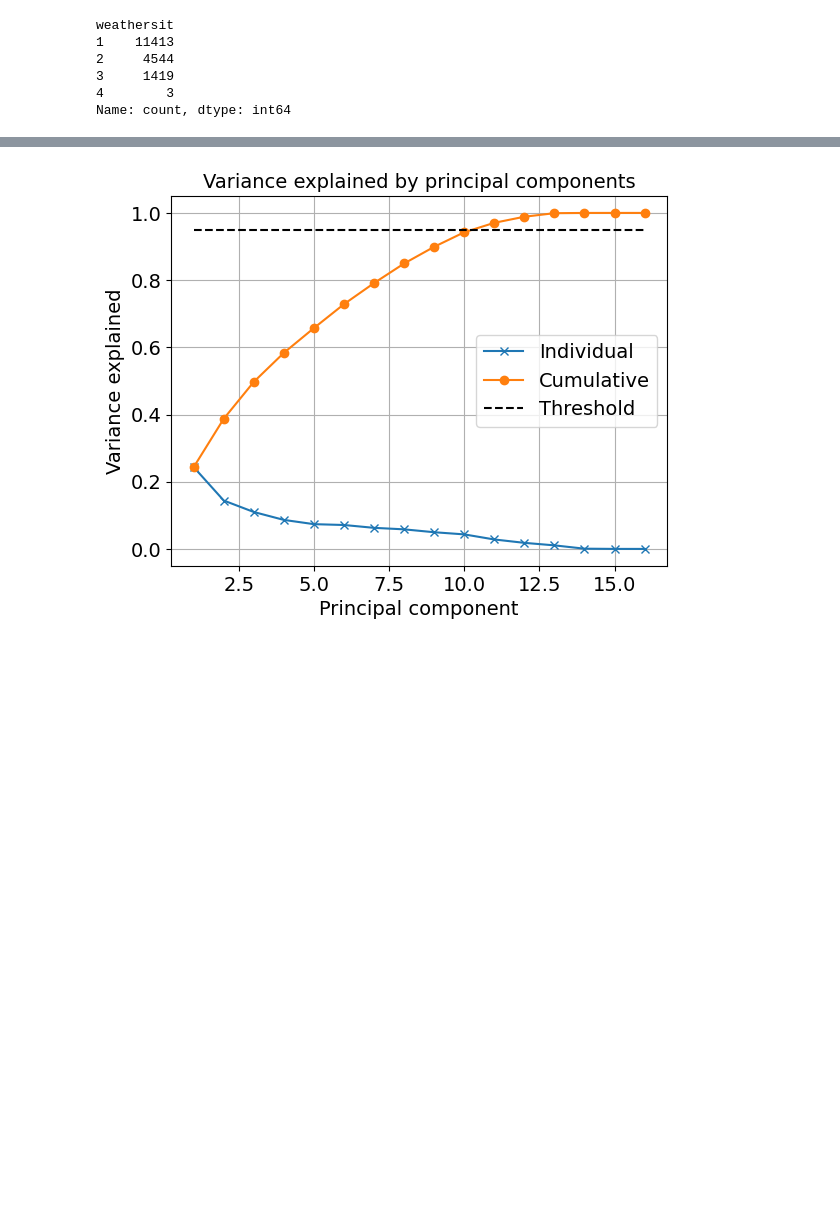
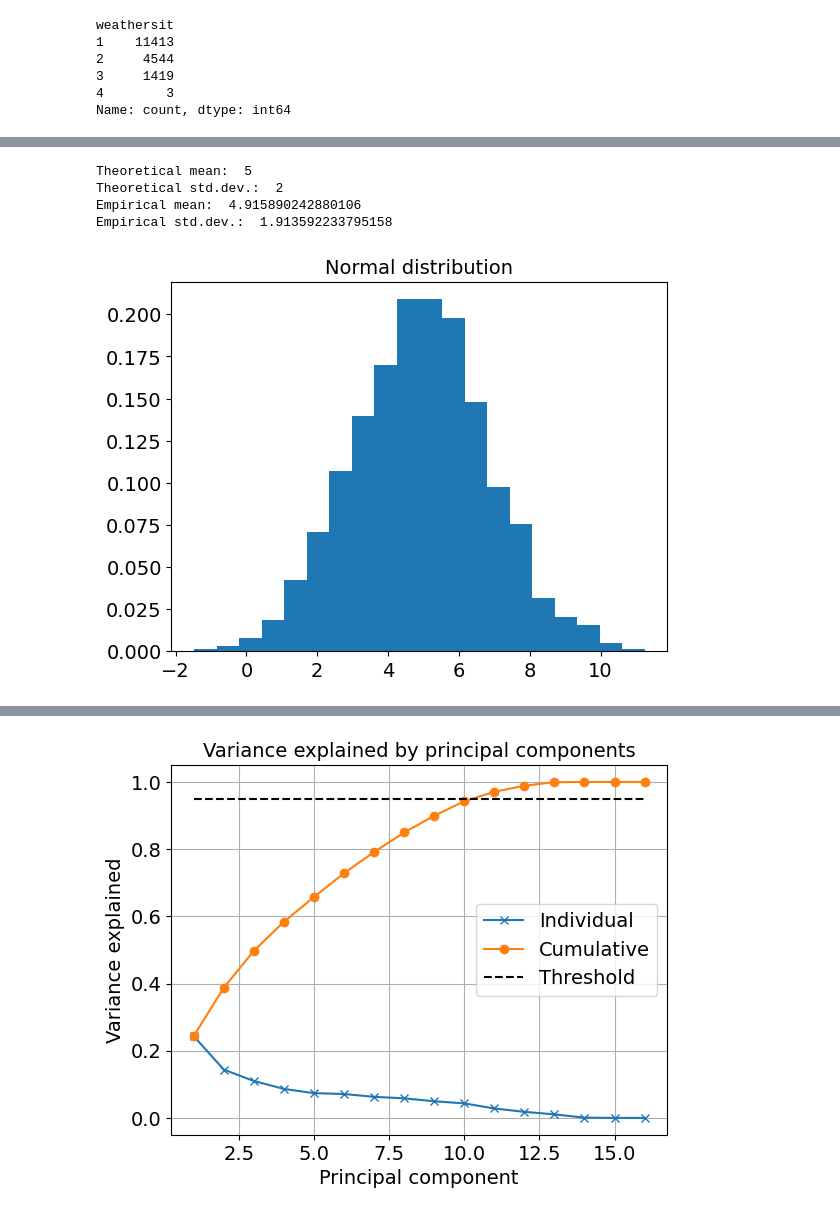
Before and after one commit to NicoloResmini/dtu-02450-projects, a Jupyter notebook: exploration.ipynb, the cells around one changed output, grey strips where cells are left out. Saved outputs shown, nothing was run; the diff lists cells and outputs as text; code cells hidden in the pictures; blank space fills up the shorter version.

```diff
--- a/exploration.ipynb
+++ b/exploration.ipynb
@@ -63,5 +109,40 @@ plt.show()
 # %%
+# check for normal distribution
+# Number of samples
+N = 1000
 
-# check for normal distribution
+# Mean
+mu = 5
+
+# Standard deviation
+s = 2
+
+# Number of bins in histogram
+nbins = 20
+
+# Generate samples from the Normal distribution
+X = np.random.normal(mu,s,N).T
+# or equally:
+X = np.random.randn(N).T * s + mu
+
+# Plot the histogram
+f = figure()
+title('Normal distribution')
+hist(X, bins=nbins, density=True)
+
+mu_ = X.mean()
+s_ = X.std(ddof=1)
+
+print("Theoretical mean: ", mu)
+print("Theoretical std.dev.: ", s)
+print("Empirical mean: ", mu_)
+print("Empirical std.dev.: ", s_)
+savefig('./res/plots/normal_distribution.png')
+# %% [output]
+Theoretical mean:  5
+Theoretical std.dev.:  2
+Empirical mean:  4.915890242880106
+Empirical std.dev.:  1.913592233795158
+[figure, added]
 # %%
 # check for correlation
```
Also changed, not shown: parts of 16 cells of this notebook, 4 other files.
